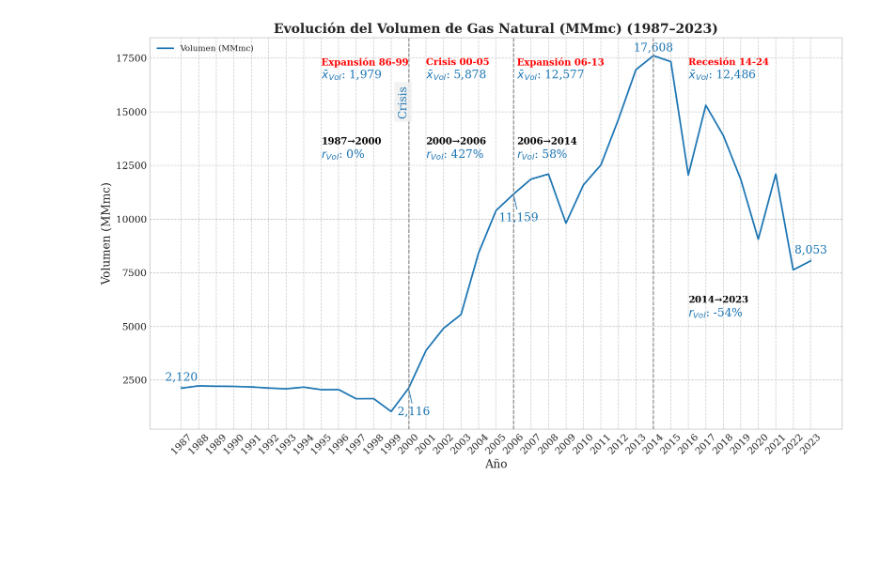
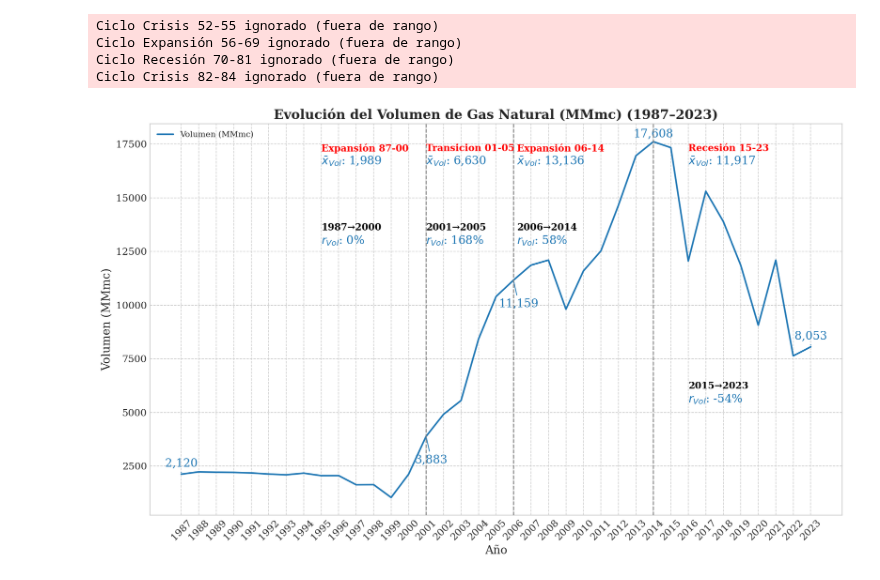
Before and after one commit to navi0369/proyectomacro, a Jupyter notebook: notebooks/tesis/serie_completa/exportaciones/gas_natural_valor_y_precio.ipynb, the cells around one changed output. Drawn from its saved outputs; the diff is of its cells as text; code cells hidden in the pictures; blank space fills up the shorter version.

```diff
--- a/notebooks/tesis/serie_completa/exportaciones/gas_natural_valor_y_precio.ipynb
+++ b/notebooks/tesis/serie_completa/exportaciones/gas_natural_valor_y_precio.ipynb
@@ -180,25 +174,19 @@ with sqlite3.connect("../../../../db/proyectomacro.db") as conn:
     )
 
 # ── 2. Definición de ciclos y estadísticas ───────────────────────────
-period_slices = {
-    "Expansión 86-99": slice(1986, 1999),
-    "Crisis 00-05":    slice(2000, 2005),
-    "Expansión 06-13": slice(2006, 2013),
-    "Recesión 14-24":  slice(2014, 2024),
-}
+annot_years_vol     = adjust_annot_years(df_vol, annot_years)
+cycles_vol      = adjust_cycles(df_vol, CYCLES)
 cycle_stats_vol = {
     name: df_vol.loc[slice_].mean().to_dict()
-    for name, slice_ in period_slices.items()
+    for name, slice_ in cycles_vol.items()
 }
 
 # ── 3. Hitos, años clave y offsets ────────────────────────────────────
-hitos_offset = {yr: 0.88 for yr in hitos_v}   # texto al 88% del eje y
-
-anot_years = [1987, 2000, 2006, 2014, 2023]
+hitos_offset = {yr: 0.88 for yr in hitos_v}
 annotation_offsets_vol = {
     "volumen_MMMc": {
         1987: (0, 500),
-        2000: (0.3, -1100),
+        2001: (0.3, -1100),
         2006: (0.3, -1100),
         2014: (0, 350),
         2023: (0, 500),
@@ -206,20 +194,20 @@ annotation_offsets_vol = {
 }
 
 # ── 4. Periodos de crecimiento y offsets ─────────────────────────────
-growth_periods = [(1987, 2000), (2000, 2006), (2006, 2014), (2014, 2023)]
+periodos_vol = adjust_periods(df_vol, periodos_tasas)
 period_growth_offsets = {
     "1987-2000": (1995, 0.75),
-    "2000-2006": (2001, 0.75),
+    "2001-2005": (2001, 0.75),
     "2006-2014": (2006.2, 0.75),
-    "2014-2023": (2016, 0.35),
+    "2015-2023": (2016, 0.35),
 }
 
 # ── 5. Offset para medias de ciclo ───────────────────────────────────
 cycle_text_offsets = {
-    "Expansión 86-99": (1995, 0.95),
-    "Crisis 00-05":    (2001, 0.95),
-    "Expansión 06-13": (2006.2, 0.95),
-    "Recesión 14-24":  (2016, 0.95),
+    "Expansión 87-00": (1995, 0.95),
+    "Transicion 01-05":    (2001, 0.95),
+    "Expansión 06-14": (2006.2, 0.95),
+    "Recesión 15-23":  (2016, 0.95),
 }
 
 # ── 6. Paleta y abreviatura ──────────────────────────────────────────
@@ -229,7 +217,6 @@ abbr_vol   = {"volumen_MMMc": "Vol"}
 # ── 7. Gráfico de volumen ────────────────────────────────────────────
 fig_v, ax_v = plt.subplots(figsize=(13, 8))
 
-# Serie
 ax_v.plot(
     df_vol.index,
     df_vol["volumen_MMMc"],
@@ -237,7 +224,6 @@ ax_v.plot(
     color=colors_vol["volumen_MMMc"]
 )
 
-# Hitos
 add_hitos(
     ax_v,
     df_vol.index,
@@ -246,7 +232,6 @@ add_hitos(
     line_kwargs={"lw": 1.2}
 )
 
-# Medias de ciclo
 add_cycle_means_multi(
     ax_v,
     cycle_stats_vol,
@@ -256,46 +241,48 @@ add_cycle_means_multi(
     line_spacing=df_vol["volumen_MMMc"].max() * 0.03
 )
 
-# Anotaciones de valores puntuales
 add_year_value_annotations(
     ax_v,
     df_vol,
-    anot_years,
+    annot_years_vol,
     ["volumen_MMMc"],
     annotation_offsets_vol,
     colors_vol,
     arrow_lw=1.0
 )
 
-# Tasas de crecimiento
 add_period_growth_annotations_multi(
     ax_v,
     df_vol,
-    growth_periods,
+    periodos_vol,
     ["volumen_MMMc"],
     period_growth_offsets,
     colors_vol,
     abbr_vol
 )
 
 # ── 8. Ajustes finales ───────────────────────────────────────────────
 ax_v.set_title(
     f"Evolución del Volumen de Gas Natural (MMmc) "
     f"({df_vol.index[0]}–{df_vol.index[-1]})",
     fontweight="bold"
 )
 ax_v.set_xlabel("Año")
 ax_v.set_ylabel("Volumen (MMmc)")
 ax_v.set_xticks(df_vol.index[::max(1, len(df_vol)//31)])
 ax_v.tick_params(axis="x", rotation=45)
 ax_v.legend(loc="upper left", fontsize=10)
 
 plt.tight_layout()
 plt.savefig(
     os.path.join(OUTPUT_DIR, "gas_natural_volumen_MMMc.png"),
     dpi=300
 )
 plt.show()
 # %% [output]
+Ciclo Crisis 52-55 ignorado (fuera de rango)
+Ciclo Expansión 56-69 ignorado (fuera de rango)
+Ciclo Recesión 70-81 ignorado (fuera de rango)
+Ciclo Crisis 82-84 ignorado (fuera de rango)
-[figure, old version]
+[figure, new version]
 # %%
```
Also changed, not shown: parts of 2 cells of this notebook, 19 other files.
